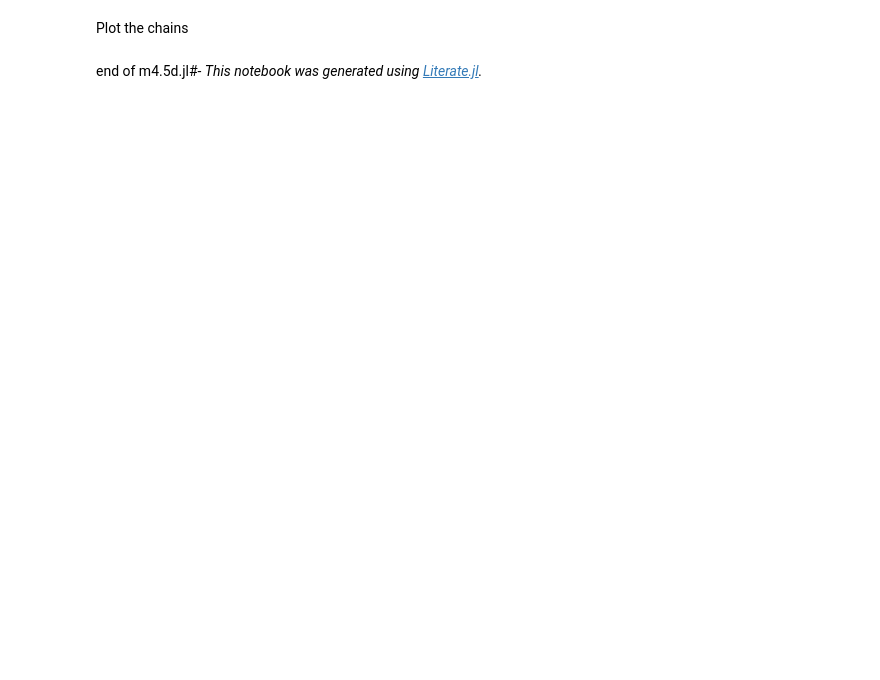
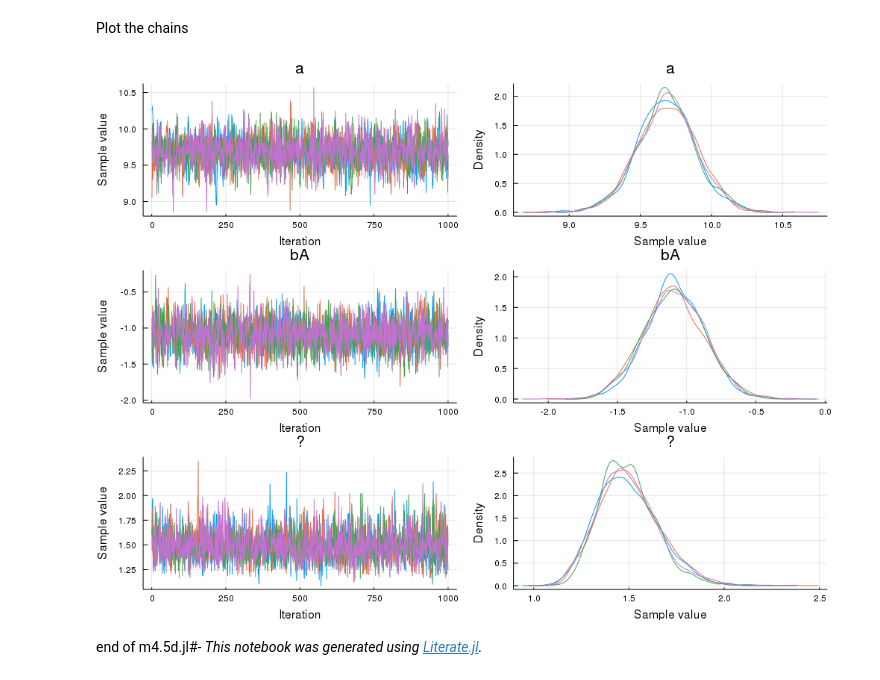
Before and after one commit to StatisticalRethinkingJulia/DynamicHMCModels.jl, a Jupyter notebook: notebooks/05/m5.1d1.ipynb, the cells around one changed output. Cells and saved outputs as stored; diff of their text form; code cells hidden in the pictures; blank space fills up the shorter version.

```diff
--- a/notebooks/05/m5.1d1.ipynb
+++ b/notebooks/05/m5.1d1.ipynb
@@ -148,5 +152,9 @@ bA -1.50625309 -1.22312177 -1.0850868 -0.9499703 -0.65963630
 # %% [markdown]
 Plot the chains
+# %%
+plot(chns)
+# %% [output]
+[figure, added]
 # %% [markdown]
 end of m4.5d.jl#-
 *This notebook was generated using [Literate.jl](https://github.com/fredrikekre/Literate.jl).*
```
Also changed, not shown: parts of 2 cells of this notebook, 10 other files.
